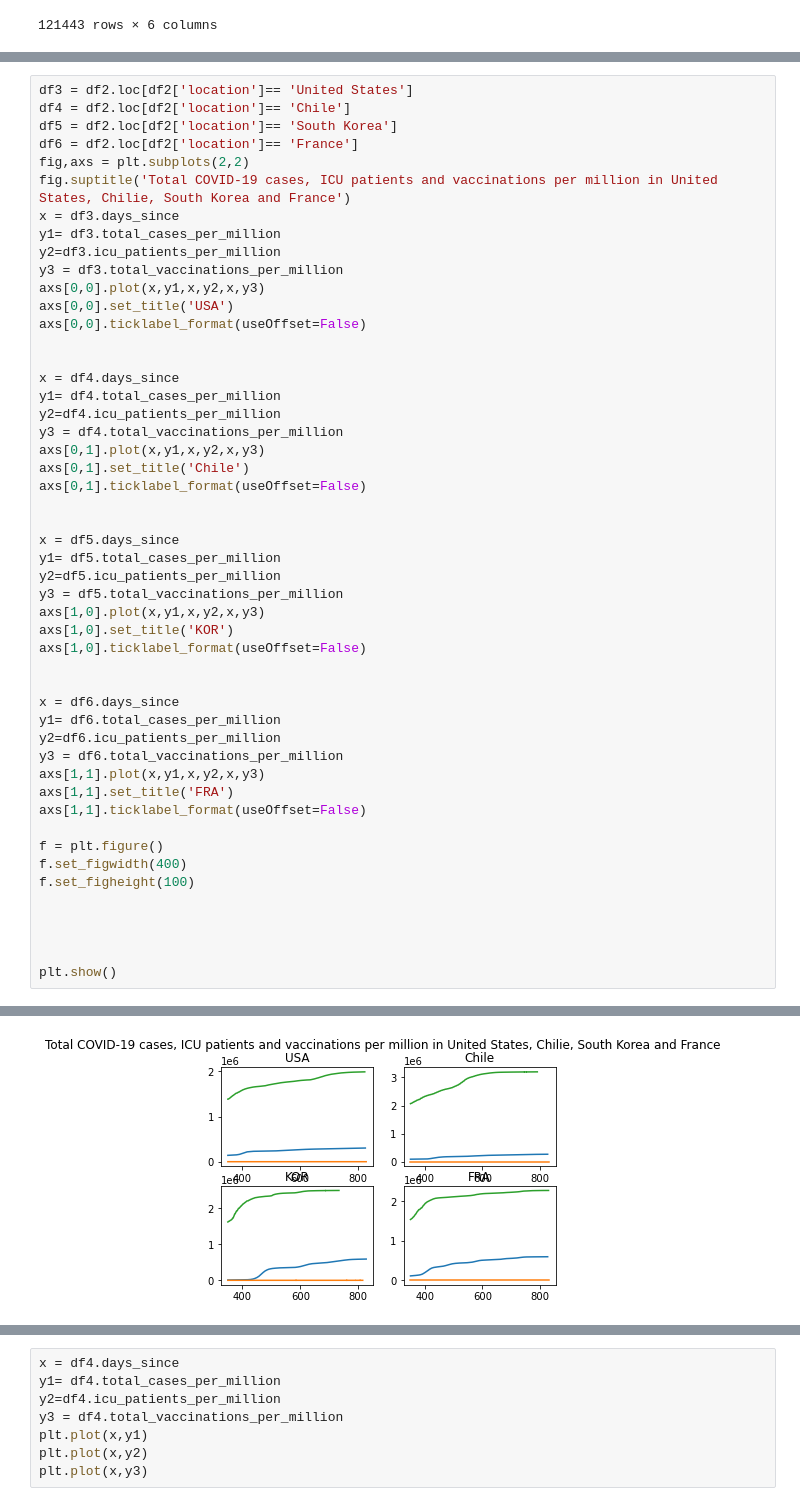
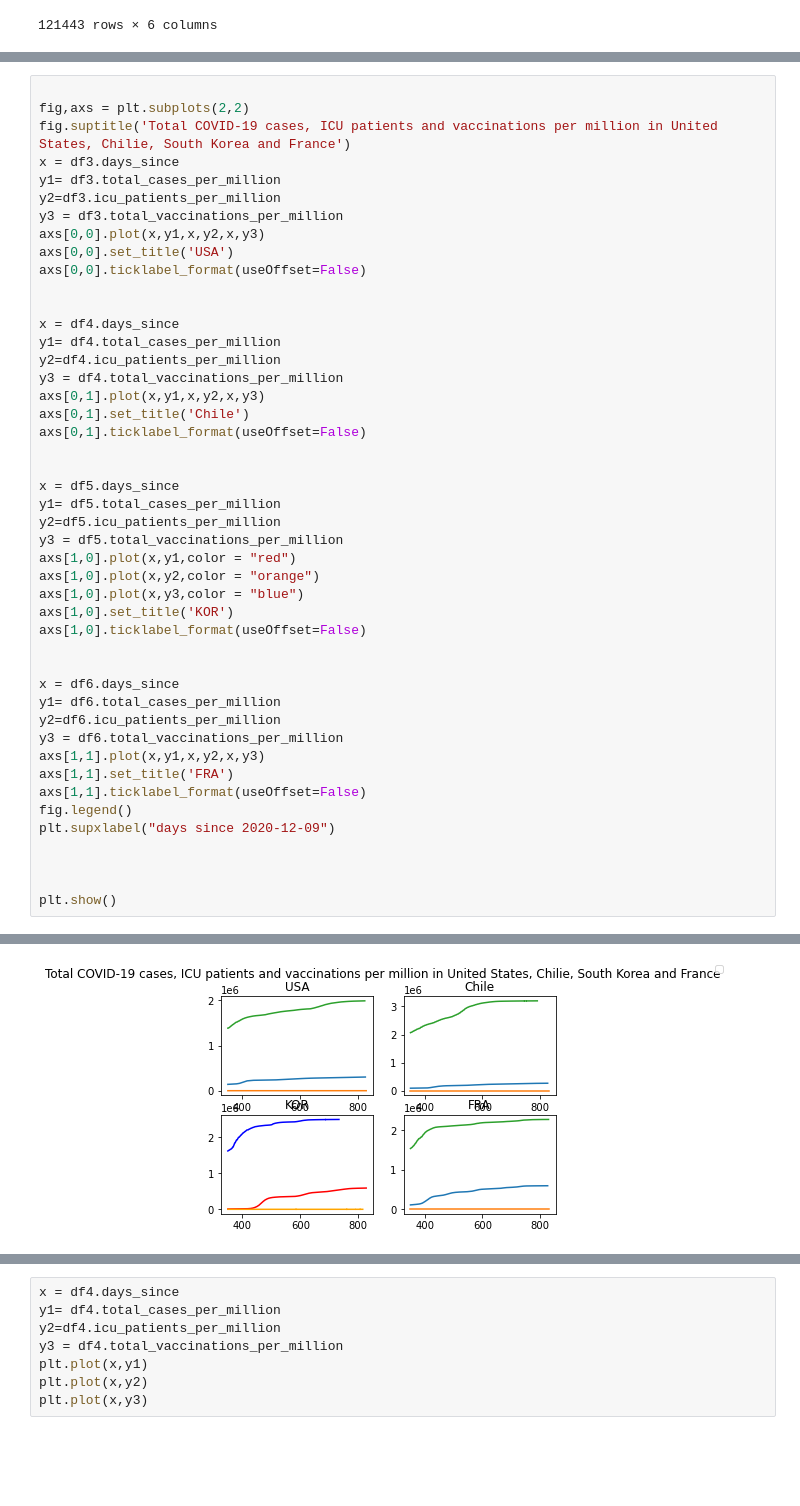
Before and after one commit to tubbsyal/BEE2024_p3, a Jupyter notebook: Part3_1Notebook.ipynb, the cells around one changed output, grey strips where cells are left out. Saved outputs shown, nothing was run; the diff lists cells and outputs as text; blank space fills up the shorter version.

Commit message:
format graphs

```diff
--- a/Part3_1Notebook.ipynb
+++ b/Part3_1Notebook.ipynb
@@ -109,8 +133,5 @@ df2
 # %%
-df3 = df2.loc[df2['location']== 'United States']
-df4 = df2.loc[df2['location']== 'Chile']
-df5 = df2.loc[df2['location']== 'South Korea']
-df6 = df2.loc[df2['location']== 'France']
+
 fig,axs = plt.subplots(2,2)
 fig.suptitle('Total COVID-19 cases, ICU patients and vaccinations per million in United States, Chilie, South Korea and France')
 x = df3.days_since
@@ -135,7 +156,9 @@ x = df5.days_since
 y1= df5.total_cases_per_million
 y2=df5.icu_patients_per_million
 y3 = df5.total_vaccinations_per_million
-axs[1,0].plot(x,y1,x,y2,x,y3)
+axs[1,0].plot(x,y1,color = "red")
+axs[1,0].plot(x,y2,color = "orange")
+axs[1,0].plot(x,y3,color = "blue")
 axs[1,0].set_title('KOR')
 axs[1,0].ticklabel_format(useOffset=False)
 
@@ -147,11 +170,8 @@ y3 = df6.total_vaccinations_per_million
 axs[1,1].plot(x,y1,x,y2,x,y3)
 axs[1,1].set_title('FRA')
 axs[1,1].ticklabel_format(useOffset=False)
-
-f = plt.figure()
-f.set_figwidth(400)
-f.set_figheight(100)
-
+fig.legend()
+plt.supxlabel("days since 2020-12-09")
 
 
 
@@ -160 +182 @@ plt.show()
-[figure, old version]
+[figure, new version]
```
Also changed, not shown: parts of 3 cells of this notebook.
